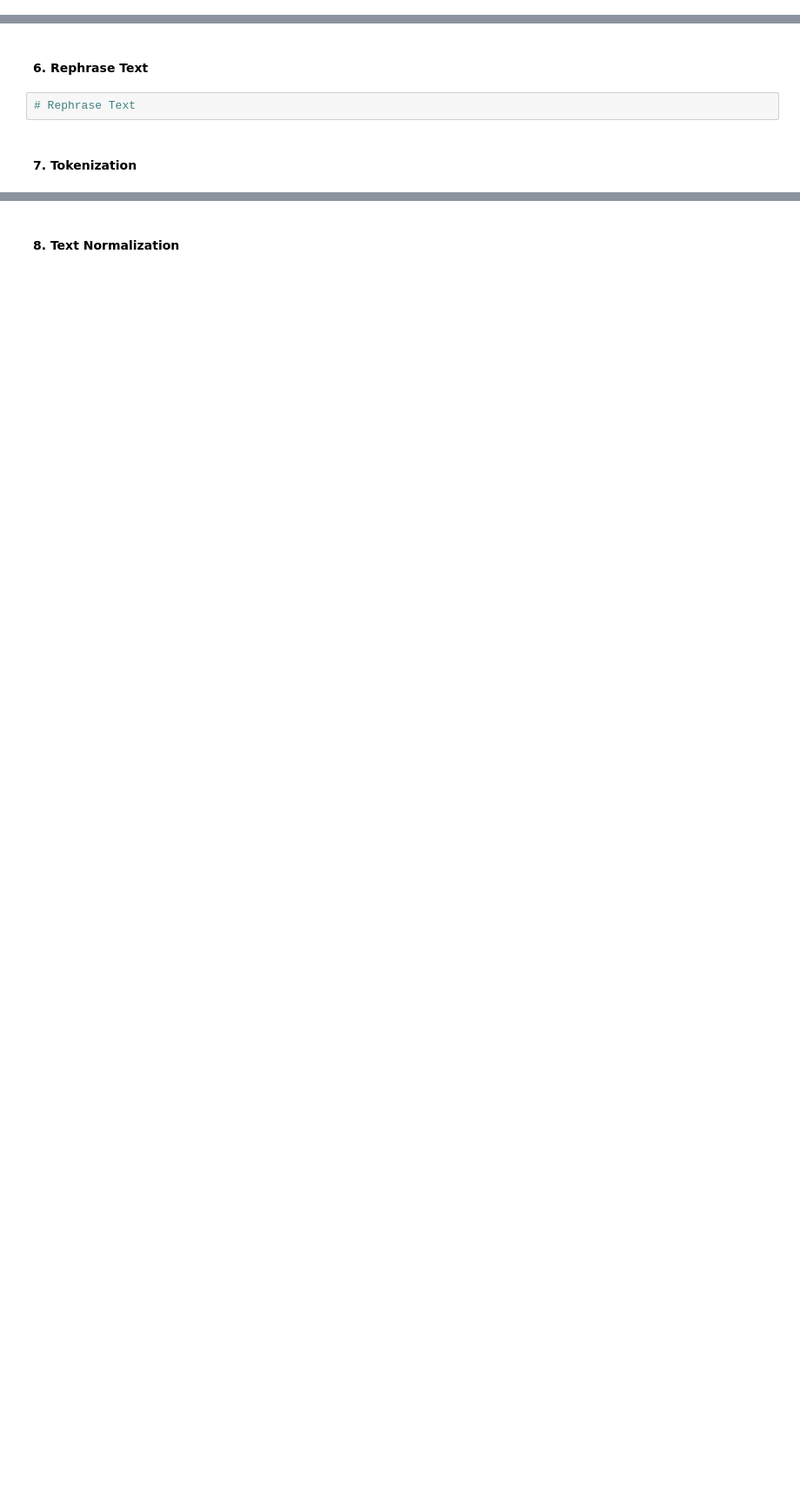
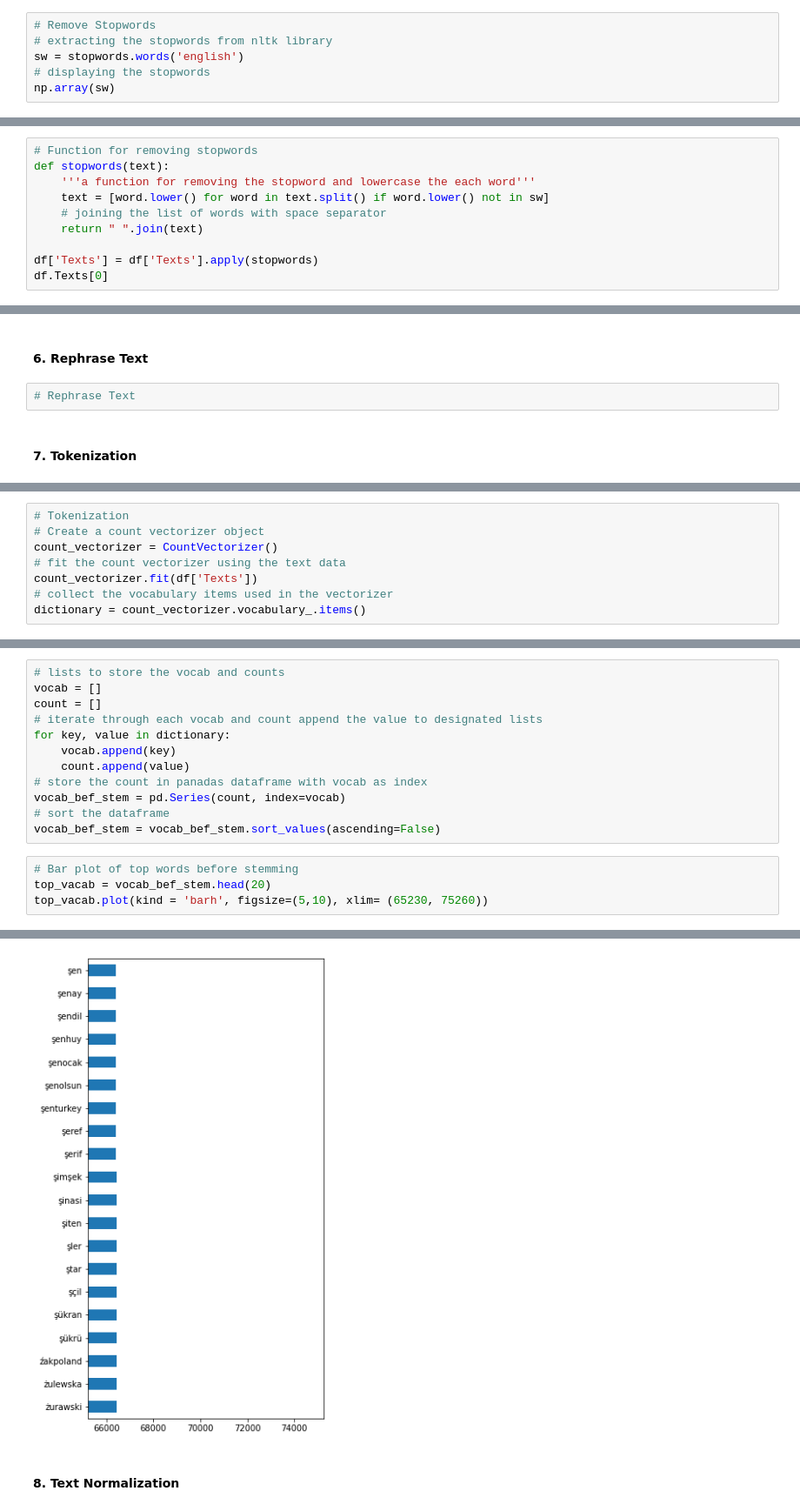
Before and after one commit to Gaurav-Yaduvanshi/Netflix-Movie-and-TV-Shows-Clustering, a Jupyter notebook: Netflix_Movies_and_TV_Shows_Clustering_.ipynb, the cells around one changed output, grey strips where cells are left out. Shown at 87% size. Drawn from its saved outputs; the diff is of its cells as text; blank space fills up the shorter version.

```diff
--- a/Netflix_Movies_and_TV_Shows_Clustering_.ipynb
+++ b/Netflix_Movies_and_TV_Shows_Clustering_.ipynb
@@ -703,0 +759,6 @@ The data that we need to create cluster/building model are present in textual fo
+# %%
+# Remove Stopwords
+# extracting the stopwords from nltk library
+sw = stopwords.words('english')
+# displaying the stopwords
+np.array(sw)
@@ -703,0 +788,10 @@ The data that we need to create cluster/building model are present in textual fo
+# %%
+# Function for removing stopwords
+def stopwords(text):
+    '''a function for removing the stopword and lowercase the each word'''
+    text = [word.lower() for word in text.split() if word.lower() not in sw]
+    # joining the list of words with space separator
+    return " ".join(text)
+
+df['Texts'] = df['Texts'].apply(stopwords)
+df.Texts[0]
@@ -711,0 +806,8 @@ The data that we need to create cluster/building model are present in textual fo
+# %%
+# Tokenization
+# Create a count vectorizer object
+count_vectorizer = CountVectorizer()
+# fit the count vectorizer using the text data
+count_vectorizer.fit(df['Texts'])
+# collect the vocabulary items used in the vectorizer
+dictionary = count_vectorizer.vocabulary_.items()
@@ -711,0 +818,17 @@ The data that we need to create cluster/building model are present in textual fo
+# %%
+# lists to store the vocab and counts
+vocab = []
+count = []
+# iterate through each vocab and count append the value to designated lists
+for key, value in dictionary:
+    vocab.append(key)
+    count.append(value)
+# store the count in panadas dataframe with vocab as index
+vocab_bef_stem = pd.Series(count, index=vocab)
+# sort the dataframe
+vocab_bef_stem = vocab_bef_stem.sort_values(ascending=False)
+# %%
+# Bar plot of top words before stemming
+top_vacab = vocab_bef_stem.head(20)
+top_vacab.plot(kind = 'barh', figsize=(5,10), xlim= (65230, 75260))
+# %% [output]
@@ -712,2 +836,3 @@ The data that we need to create cluster/building model are present in textual fo
+[figure, added]
 # %% [markdown]
 #### 8. Text Normalization
```
Also changed, not shown: parts of 77 cells of this notebook.
